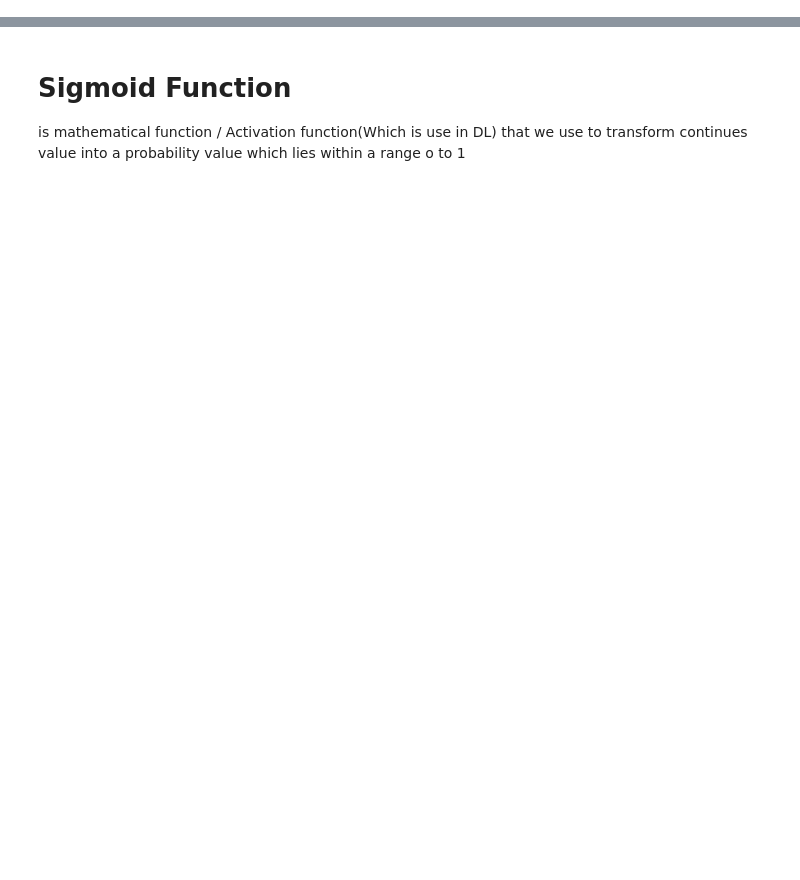
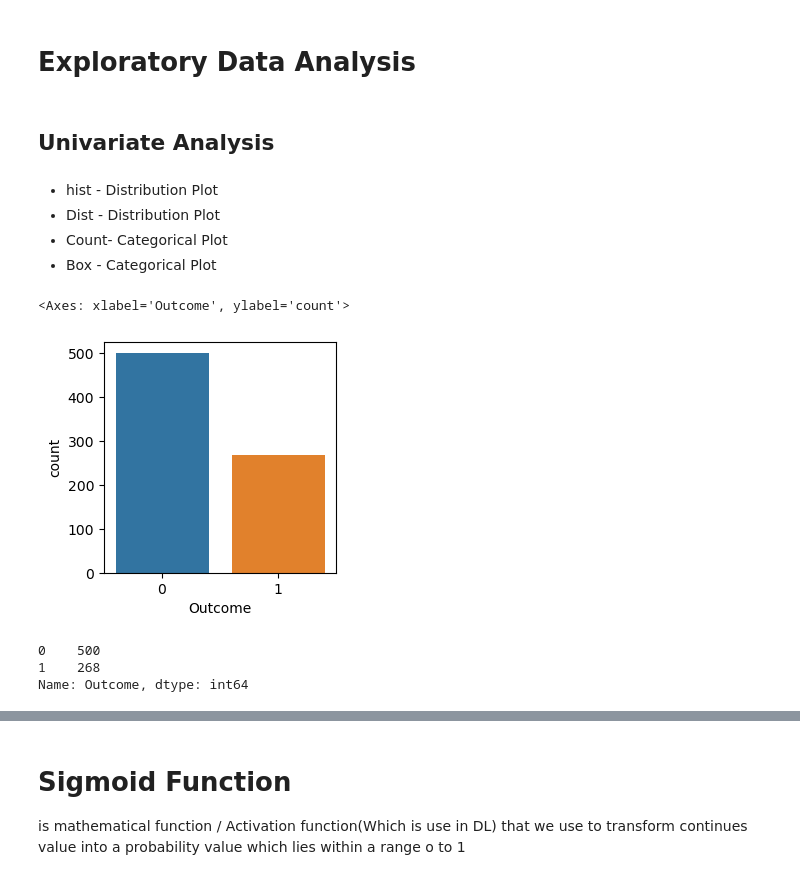
Before and after one commit to MJanbandhu/OnlyPractice, a Jupyter notebook: Machine_Learning/LogisticRegression/Try Logistic Regression.ipynb, the cells around one changed output, grey strips where cells are left out. Saved outputs shown, nothing was run; the diff lists cells and outputs as text; code cells hidden in the pictures; blank space fills up the shorter version.

```diff
--- a/Machine_Learning/LogisticRegression/Try Logistic Regression.ipynb
+++ b/Machine_Learning/LogisticRegression/Try Logistic Regression.ipynb
@@ -0,0 +17,2 @@
+# %%
+data= pd.read_csv('diabetes.csv')
@@ -0,0 +267,21 @@
+# %% [markdown]
+# Exploratory Data Analysis
+# %% [markdown]
+## Univariate Analysis
+# %% [markdown]
+* hist - Distribution Plot
+* Dist - Distribution Plot
+* Count- Categorical Plot
+* Box - Categorical Plot
+# %%
+plt.figure(figsize=(3,3))
+snb.countplot(data=data,x='Outcome')
+# %% [output]
+<Axes: xlabel='Outcome', ylabel='count'>
+[figure, added]
+# %%
+data['Outcome'].value_counts()
+# %% [output]
+0    500
+1    268
+Name: Outcome, dtype: int64
```
Also changed, not shown: parts of 97 cells of this notebook, 2 other files.
